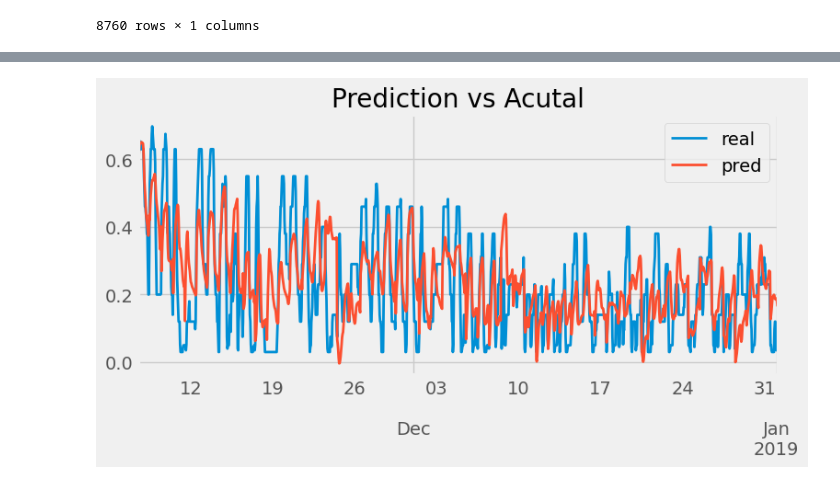
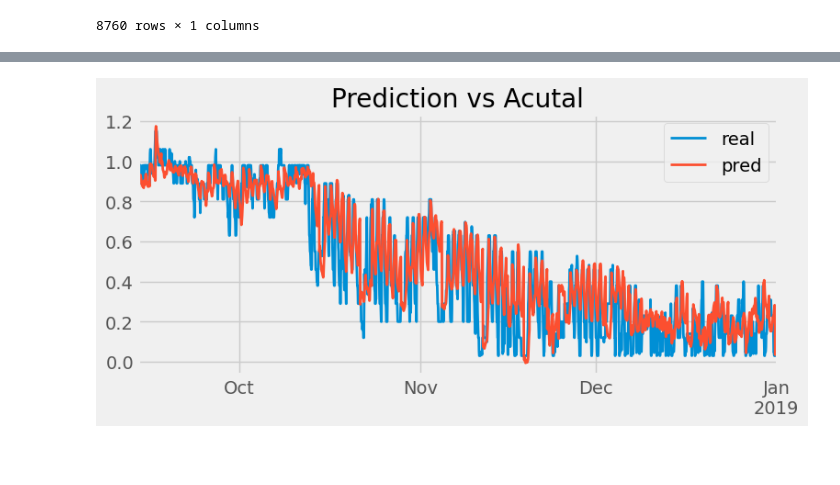
Before and after one commit to EdgarSantamaria/EnergyUsagePredictor, a Jupyter notebook: Prophet.ipynb, the cells around one changed output, grey strips where cells are left out. Cells and saved outputs as stored; diff of their text form; code cells hidden in the pictures; blank space fills up the shorter version.

```diff
--- a/Prophet.ipynb
+++ b/Prophet.ipynb
@@ -383,21 +669,20 @@ Backtest error: 0.10544320834030045
 # %%
-# Hyperparameter Grid search
-# ==============================================================================
+lags = 24
 forecaster = ForecasterAutoreg(
                  regressor     = Ridge(random_state=123),
-                 lags          = 24, # This value will be replaced in the grid search
+                 lags          = lags,
                  transformer_y = StandardScaler()
              )
 
-# Lags used as predictors
+
 lags_grid = [5, 24, [1, 2, 3, 23, 24, 25, 47, 48, 49]]
 
-# Regressor's hyperparameters
+
 param_grid = {'alpha': np.logspace(-3, 5, 10)}
 
 results_grid = grid_search_forecaster(
                    forecaster         = forecaster,
-                   y                  = data.loc[:validation.index.max(), col],
+                   y                  = data.loc[:test.index.max(), col],
                    steps              = 24,
                    metric             = 'mean_absolute_error',
                    param_grid         = param_grid,
@@ -460,23 +703,21 @@ Forecaster id: None
 # %%
-# Backtest final model
-# ==============================================================================
 metric, predictions = backtesting_forecaster(
                           forecaster         = forecaster,
                           y                  = data[col],
                           steps              = 24,
                           metric             = mean_absolute_error,
-                          initial_train_size = len(data[:validation.index.max()]),
+                          initial_train_size = len(data[:train.index.max()]),
                           refit              = False,
                           n_jobs             = 'auto',
                           verbose            = False,
                           show_progress      = True
                       )
 
 fig, ax = plt.subplots(figsize=(8, 3.5))
 data.loc[predictions.index, col].plot(linewidth=2, label='real', ax=ax)
 predictions.plot(linewidth=2, label='prediction', ax=ax)
 ax.set_title('Prediction vs Acutal')
 ax.legend();
 # %% [output]
-[figure, old version]
+[figure, new version]
 # %%
```
Also changed, not shown: parts of 45 cells of this notebook.
